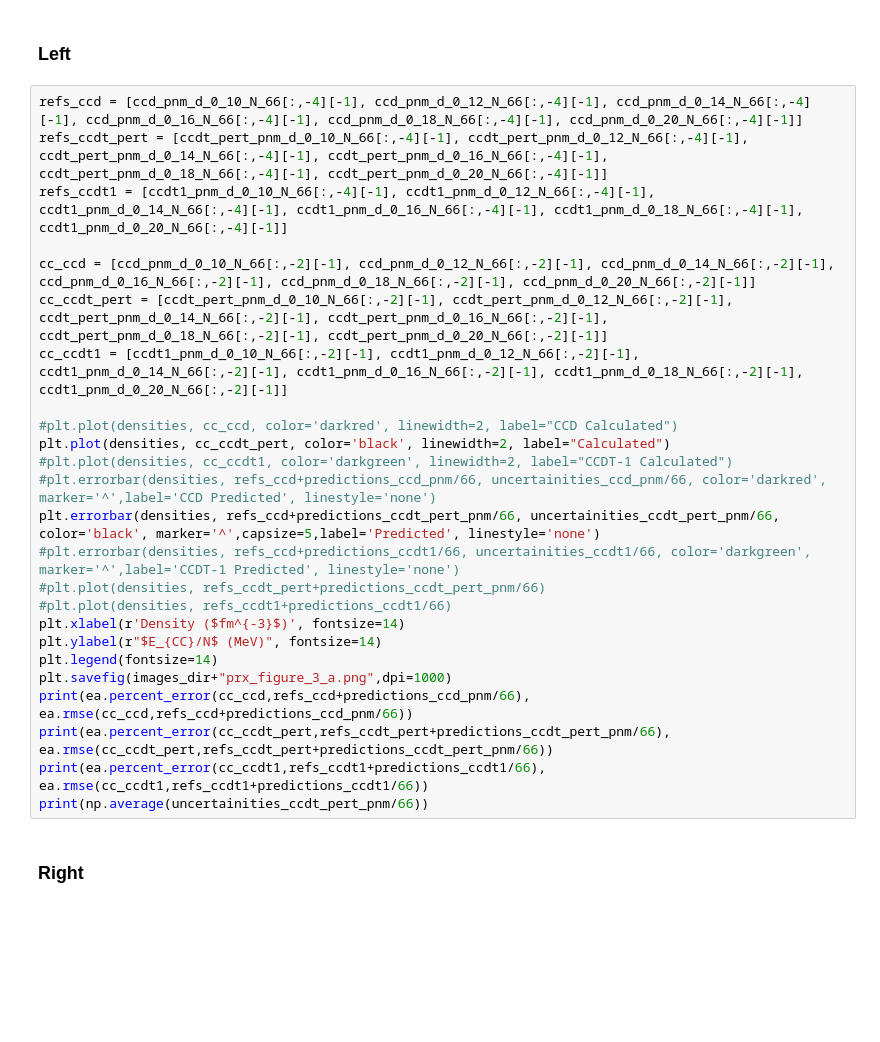
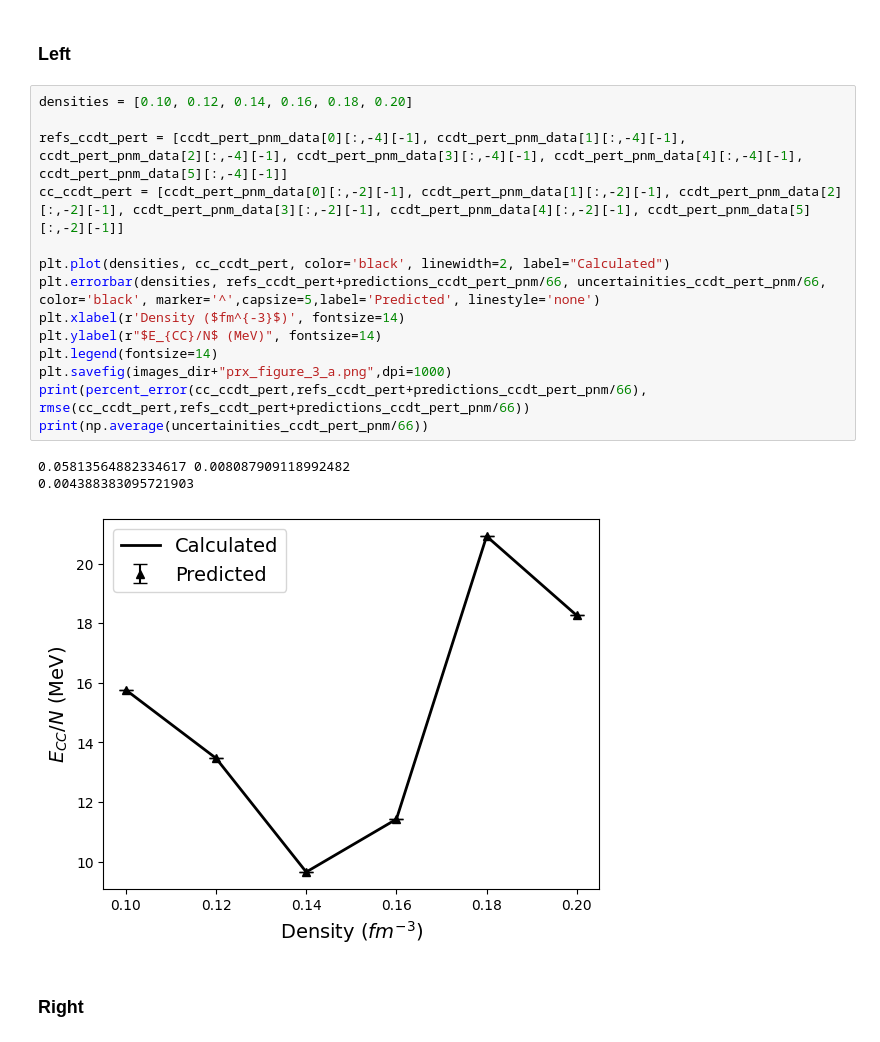
Before and after one commit to butler-julie/INM-SRE, a Jupyter notebook: INM-SRE.ipynb, the cells around one changed output. Saved outputs shown, nothing was run; the diff lists cells and outputs as text; blank space fills up the shorter version.

```diff
--- a/INM-SRE.ipynb
+++ b/INM-SRE.ipynb
@@ -272,30 +369,23 @@ def perform_extrapolations (data_sets,dim=4, start_dim=1, seq=1, n = 4,non_seq=F
 # %% [markdown]
 ### Left
 # %%
-refs_ccd = [ccd_pnm_d_0_10_N_66[:,-4][-1], ccd_pnm_d_0_12_N_66[:,-4][-1], ccd_pnm_d_0_14_N_66[:,-4][-1], ccd_pnm_d_0_16_N_66[:,-4][-1], ccd_pnm_d_0_18_N_66[:,-4][-1], ccd_pnm_d_0_20_N_66[:,-4][-1]]
-refs_ccdt_pert = [ccdt_pert_pnm_d_0_10_N_66[:,-4][-1], ccdt_pert_pnm_d_0_12_N_66[:,-4][-1], ccdt_pert_pnm_d_0_14_N_66[:,-4][-1], ccdt_pert_pnm_d_0_16_N_66[:,-4][-1], ccdt_pert_pnm_d_0_18_N_66[:,-4][-1], ccdt_pert_pnm_d_0_20_N_66[:,-4][-1]]
-refs_ccdt1 = [ccdt1_pnm_d_0_10_N_66[:,-4][-1], ccdt1_pnm_d_0_12_N_66[:,-4][-1], ccdt1_pnm_d_0_14_N_66[:,-4][-1], ccdt1_pnm_d_0_16_N_66[:,-4][-1], ccdt1_pnm_d_0_18_N_66[:,-4][-1], ccdt1_pnm_d_0_20_N_66[:,-4][-1]]
+densities = [0.10, 0.12, 0.14, 0.16, 0.18, 0.20]
 
-cc_ccd = [ccd_pnm_d_0_10_N_66[:,-2][-1], ccd_pnm_d_0_12_N_66[:,-2][-1], ccd_pnm_d_0_14_N_66[:,-2][-1], ccd_pnm_d_0_16_N_66[:,-2][-1], ccd_pnm_d_0_18_N_66[:,-2][-1], ccd_pnm_d_0_20_N_66[:,-2][-1]]
-cc_ccdt_pert = [ccdt_pert_pnm_d_0_10_N_66[:,-2][-1], ccdt_pert_pnm_d_0_12_N_66[:,-2][-1], ccdt_pert_pnm_d_0_14_N_66[:,-2][-1], ccdt_pert_pnm_d_0_16_N_66[:,-2][-1], ccdt_pert_pnm_d_0_18_N_66[:,-2][-1], ccdt_pert_pnm_d_0_20_N_66[:,-2][-1]]
-cc_ccdt1 = [ccdt1_pnm_d_0_10_N_66[:,-2][-1], ccdt1_pnm_d_0_12_N_66[:,-2][-1], ccdt1_pnm_d_0_14_N_66[:,-2][-1], ccdt1_pnm_d_0_16_N_66[:,-2][-1], ccdt1_pnm_d_0_18_N_66[:,-2][-1], ccdt1_pnm_d_0_20_N_66[:,-2][-1]]
+refs_ccdt_pert = [ccdt_pert_pnm_data[0][:,-4][-1], ccdt_pert_pnm_data[1][:,-4][-1], ccdt_pert_pnm_data[2][:,-4][-1], ccdt_pert_pnm_data[3][:,-4][-1], ccdt_pert_pnm_data[4][:,-4][-1], ccdt_pert_pnm_data[5][:,-4][-1]]
+cc_ccdt_pert = [ccdt_pert_pnm_data[0][:,-2][-1], ccdt_pert_pnm_data[1][:,-2][-1], ccdt_pert_pnm_data[2][:,-2][-1], ccdt_pert_pnm_data[3][:,-2][-1], ccdt_pert_pnm_data[4][:,-2][-1], ccdt_pert_pnm_data[5][:,-2][-1]]
 
-#plt.plot(densities, cc_ccd, color='darkred', linewidth=2, label="CCD Calculated")
 plt.plot(densities, cc_ccdt_pert, color='black', linewidth=2, label="Calculated")
-#plt.plot(densities, cc_ccdt1, color='darkgreen', linewidth=2, label="CCDT-1 Calculated")
-#plt.errorbar(densities, refs_ccd+predictions_ccd_pnm/66, uncertainities_ccd_pnm/66, color='darkred', marker='^',label='CCD Predicted', linestyle='none')
-plt.errorbar(densities, refs_ccd+predictions_ccdt_pert_pnm/66, uncertainities_ccdt_pert_pnm/66, color='black', marker='^',capsize=5,label='Predicted', linestyle='none')
-#plt.errorbar(densities, refs_ccd+predictions_ccdt1/66, uncertainities_ccdt1/66, color='darkgreen', marker='^',label='CCDT-1 Predicted', linestyle='none')
-#plt.plot(densities, refs_ccdt_pert+predictions_ccdt_pert_pnm/66)
-#plt.plot(densities, refs_ccdt1+predictions_ccdt1/66)
+plt.errorbar(densities, refs_ccdt_pert+predictions_ccdt_pert_pnm/66, uncertainities_ccdt_pert_pnm/66, color='black', marker='^',capsize=5,label='Predicted', linestyle='none')
 plt.xlabel(r'Density ($fm^{-3}$)', fontsize=14)
 plt.ylabel(r"$E_{CC}/N$ (MeV)", fontsize=14)
 plt.legend(fontsize=14)
 plt.savefig(images_dir+"prx_figure_3_a.png",dpi=1000)
-print(ea.percent_error(cc_ccd,refs_ccd+predictions_ccd_pnm/66), ea.rmse(cc_ccd,refs_ccd+predictions_ccd_pnm/66))
-print(ea.percent_error(cc_ccdt_pert,refs_ccdt_pert+predictions_ccdt_pert_pnm/66), ea.rmse(cc_ccdt_pert,refs_ccdt_pert+predictions_ccdt_pert_pnm/66))
-print(ea.percent_error(cc_ccdt1,refs_ccdt1+predictions_ccdt1/66), ea.rmse(cc_ccdt1,refs_ccdt1+predictions_ccdt1/66))
+print(percent_error(cc_ccdt_pert,refs_ccdt_pert+predictions_ccdt_pert_pnm/66), rmse(cc_ccdt_pert,refs_ccdt_pert+predictions_ccdt_pert_pnm/66))
 print(np.average(uncertainities_ccdt_pert_pnm/66))
+# %% [output]
+0.05813564882334617 0.008087909118992482
+0.004388383095721903
+[figure, added]
 # %% [markdown]
 ### Right
 # %%
```
Also changed, not shown: parts of 11 cells of this notebook.
